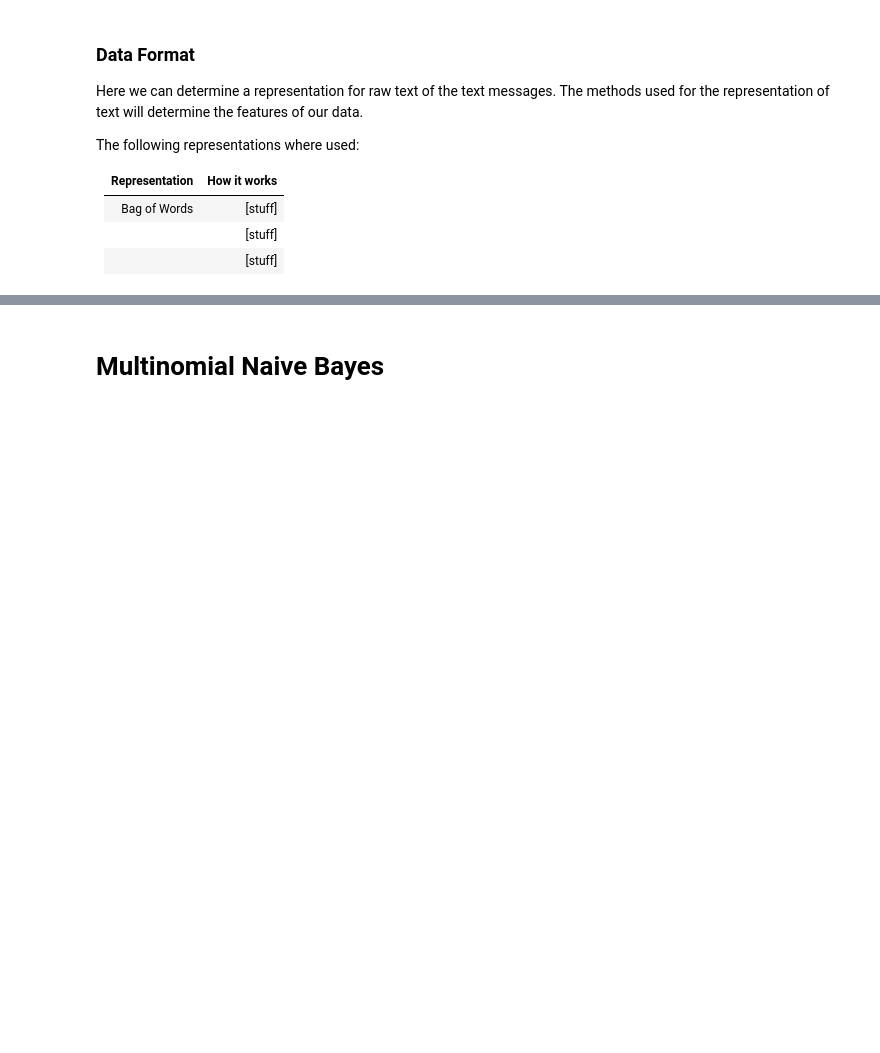
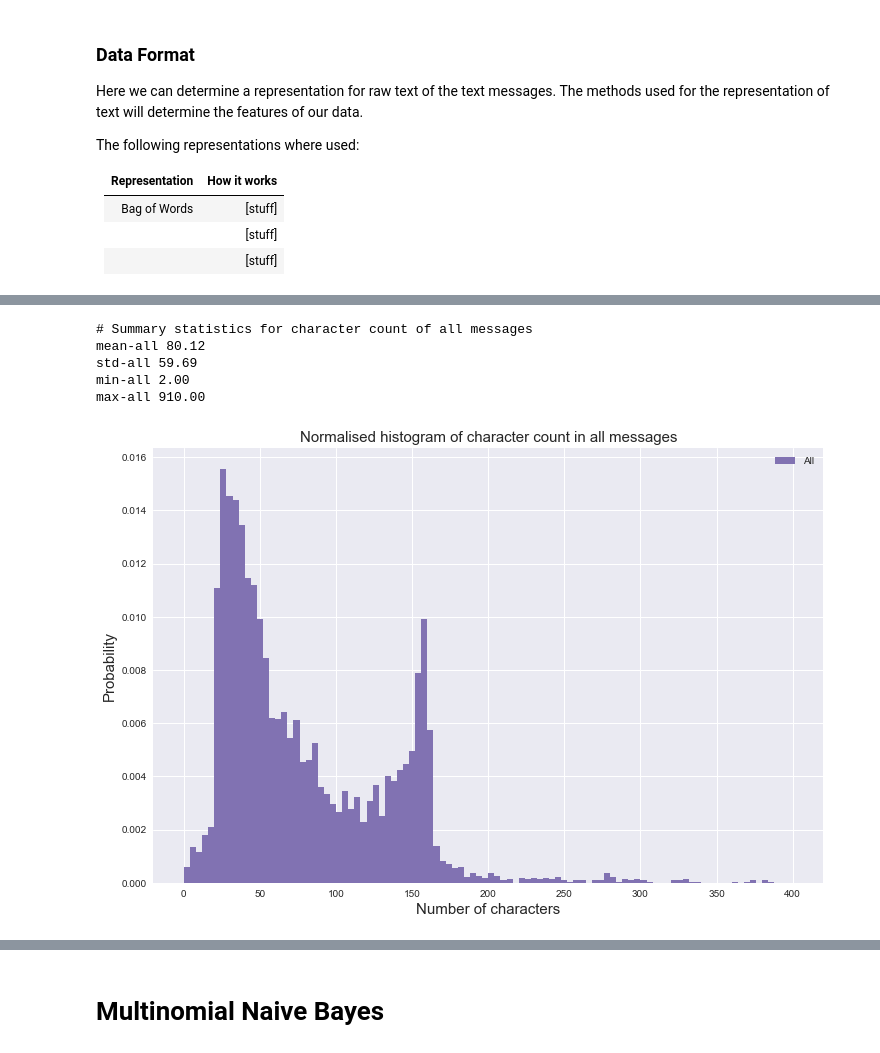
Before and after one commit to AyushSingh13/ml-project, a Jupyter notebook: raw_presentation.ipynb, the cells around one changed output, grey strips where cells are left out. Cells and saved outputs as stored; diff of their text form; code cells hidden in the pictures; blank space fills up the shorter version.

```diff
--- a/raw_presentation.ipynb
+++ b/raw_presentation.ipynb
@@ -80,0 +86,38 @@ The following representations where used:
+# %%
+import seaborn as sns
+pal = sns.color_palette()
+
+# Read in data
+df = pd.read_csv('./data/spam.csv', encoding='latin-1')
+df = df.drop(["Unnamed: 2", "Unnamed: 3", "Unnamed: 4"], axis=1)
+df = df.rename(columns={"v1":"label", "v2":"sms_text"})
+
+# Character count
+msgs = pd.Series(df['sms_text'].tolist())
+ham_messages = pd.Series(df[df['label'] == 'ham']['sms_text'].tolist())
+spam_messages = pd.Series(df[df['label'] == 'spam']['sms_text'].tolist())
+
+# Create the corresponding distribution of character counts for each list.
+# We count the number of characters in each message using the `len` function.
+dist_all = msgs.apply(len)
+dist_ham = ham_messages.apply(len)
+dist_spam = spam_messages.apply(len)
+
+# Plot distribution of character count of all messages
+plt.figure(figsize=(12, 8))
+plt.hist(dist_all, bins=100, range=[0,400], color=pal[3], normed=True, label='All')
+plt.title('Normalised histogram of character count in all messages', fontsize=15)
+plt.legend()
+plt.xlabel('Number of characters', fontsize=15)
+plt.ylabel('Probability', fontsize=15)
+
+print('# Summary statistics for character count of all messages')
+print('mean-all {:.2f} \nstd-all {:.2f} \nmin-all {:.2f} \nmax-all {:.2f}'.format(dist_all.mean(),
+                          dist_all.std(), dist_all.min(), dist_all.max()))
+# %% [output]
+# Summary statistics for character count of all messages
+mean-all 80.12
+std-all 59.69
+min-all 2.00
+max-all 910.00
+[figure, added]
```
Also changed, not shown: parts of 15 cells of this notebook.
